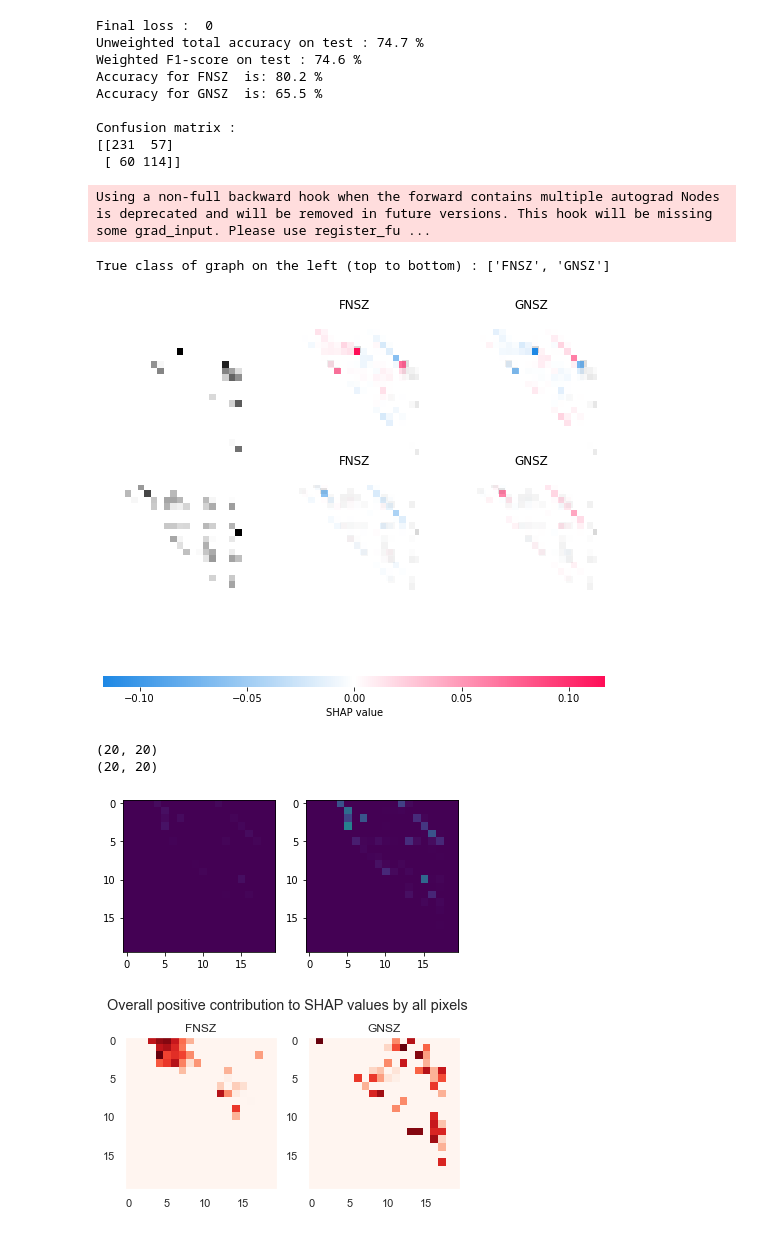
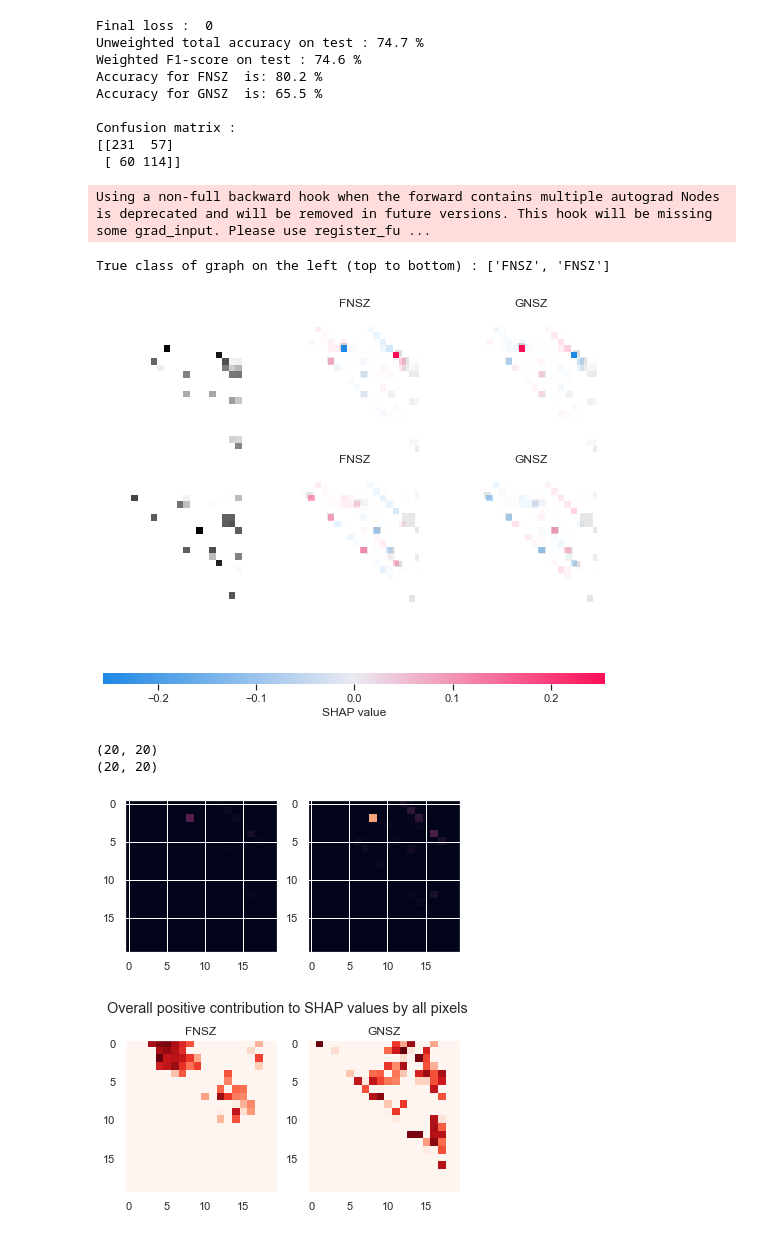
Before and after one commit to Rmarieta/LTS4, a Jupyter notebook: classifier/dual_CNN.ipynb, the cells around one changed output. Cells and saved outputs as stored; diff of their text form; code cells hidden in the pictures.

```diff
--- a/classifier/dual_CNN.ipynb
+++ b/classifier/dual_CNN.ipynb
@@ -214,7 +216,7 @@ testloader = torch.utils.data.DataLoader(testset, batch_size=batch_size, shuffle
 # Retrieve NN
 # Retrieve trained CNN
 #dual_CNN = torch.load('test_dual_CNN.pt')
-dual_CNN = torch.load('0_73_f1_dual_CNN.pt')
+dual_CNN = torch.load('model_dual_CNN.pt')
 dual_CNN.eval()
 # %% [output]
 Net(
@@ -290,8 +292,8 @@ print('True class of graph on the left (top to bottom) :',im_names)
 shap.image_plot(shap_numpy_short_adj, -test_numpy_short_adj, labels=labels, labelpad=20)
 # %% [output]
 Using a non-full backward hook when the forward contains multiple autograd Nodes is deprecated and will be removed in future versions. This hook will be missing some grad_input. Please use register_fu ...
-True class of graph on the left (top to bottom) : ['FNSZ', 'GNSZ']
+True class of graph on the left (top to bottom) : ['FNSZ', 'FNSZ']
-[figure, old version]
+[figure, new version]
 # %%
 shap_values = e.shap_values(background) # Computationally heavy on all images
 # %%
@@ -313,7 +315,7 @@ print((GNSZ_shaps[4]/np.sum(GNSZ_shaps[4])).shape)
 # %% [output]
 (20, 20)
 (20, 20)
-[figure, old version]
+[figure, new version]
 # %%
 def class_shap_pixels(class_shaps) :
     shaps = class_shaps
@@ -333,15 +333,14 @@ def class_shap_pixels(class_shaps) :
 # %%
 S_FNSZ = class_shap_pixels(FNSZ_shaps)
 S_GNSZ = class_shap_pixels(GNSZ_shaps)
 
 fig, ax = plt.subplots(nrows=1, ncols=2)
-sns.set_theme()
-ax[0].imshow(S_FNSZ, vmin=0.85, vmax=1, cmap='Reds')
+ax[0].imshow(S_FNSZ, vmin=0.75, vmax=1, cmap='Reds')
 ax[0].set_title('FNSZ')
 ax[0].grid(False)
-ax[1].imshow(S_GNSZ, vmin=0.85, vmax=1, cmap='Reds')
+ax[1].imshow(S_GNSZ, vmin=0.75, vmax=1, cmap='Reds')
 ax[1].set_title('GNSZ')
 ax[1].grid(False)
 fig.suptitle('Overall positive contribution to SHAP values by all pixels', y=0.9);
 # %% [output]
-[figure, old version]
+[figure, new version]
```
Also changed, not shown: parts of 5 cells of this notebook, 4 other files.
